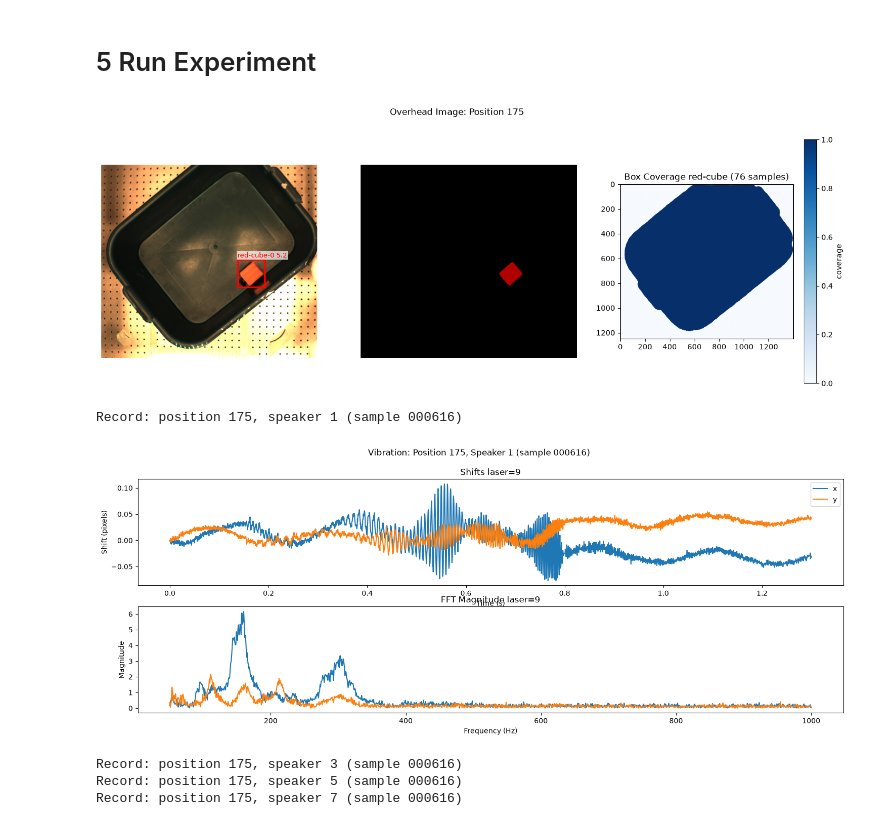
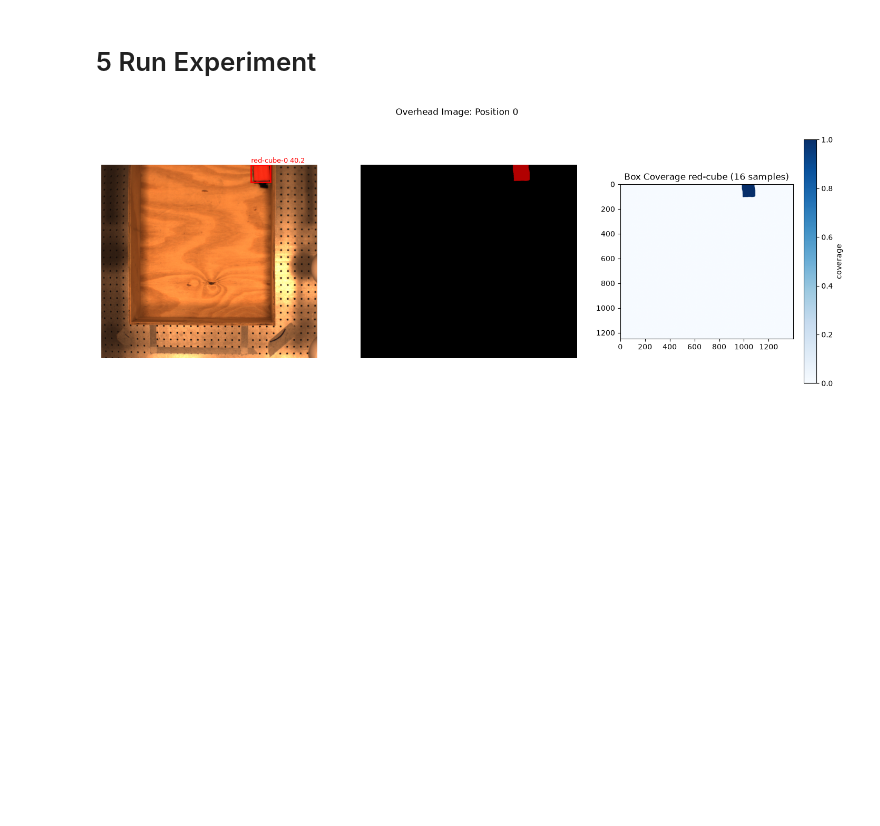
Before and after one commit to eitanturok/good-vibrations, a Jupyter notebook: src/record.ipynb, the cells around one changed output. Cells and saved outputs as stored; diff of their text form; code cells hidden in the pictures; blank space fills up the shorter version.

```diff
--- a/src/record.ipynb
+++ b/src/record.ipynb
@@ -834,6 +836,7 @@ if RESET_ROIS:
 
 ## Compute ROIs
 # %%
+ROI_ROW_HEIGHT = 30 # row height
 run_opt_multiROIs['ROI_height']         = ROI_ROW_HEIGHT
 run_opt_multiROIs['total_image_height'] = run_opt_multiROIs['N_ROIs'] * run_opt_multiROIs['ROI_height']
 print(ROI_ROW_HEIGHT)
@@ -964,6 +969,7 @@ running manually
 # %% [markdown]
 ## Final ROI Preview
 # %%
+ROI_COLUMN_WIDTH = 50 # column width
 run_opt_recovery['N_vert_ROI_width'] = ROI_COLUMN_WIDTH
 # %%
 
@@ -1133,17 +1139,18 @@ _active_streams = []  # streams from the last non-blocking play_audio call; clos
 
 def play_audio(audio_input, speakers, wait=False):
     if isinstance(audio_input, (str, Path)):
-        samples, _ = load(audio_input)  # (samples, sample_rate)
-        audio = samples.astype(np.float32) / np.iinfo(samples.dtype).max
-        if audio.ndim > 1: audio = audio.mean(axis=1)
-    # if isinstance(audio_input, str):
-    #     audio, _ = sf.read(audio_input, dtype="float32", always_2d=True)
-    #     audio = audio.mean(axis=1)
+        audio_input = Path(audio_input)
+        if audio_input.suffix == '.mp3':
+            audio, _ = sf.read(audio_input, dtype="float32", always_2d=True)
+            audio = audio.mean(axis=1)
+        else:
+            samples, _ = load(audio_input)  # (samples, sample_rate)
+            audio = samples.astype(np.float32) / np.iinfo(samples.dtype).max
+            if audio.ndim > 1: audio = audio.mean(axis=1)
     else:
         audio = audio_input
 
-    if not isinstance(speakers, (list, tuple)):
-        speakers = [speakers]
+    if not isinstance(speakers, (list, tuple)): speakers = [speakers]
 
     # Group by device, build a stereo buffer per device
     device_bufs = {}
@@ -1401,7 +1408,7 @@ def update_position(file, pos_id, sample_id):
     open(file, "w").write("\n".join(lines) + "\n")
 # %%
 # create directories, files
-experiment_dir = Path(r'D:/eturok/31_08_2026_green_plastic_two_laser_faces')
+experiment_dir = Path(r'D:/eturok/06_09_2026_wood_box')
 base_sample_dir = experiment_dir / 'samples'
 base_sample_dir.mkdir(parents=True, exist_ok=True)
 
@@ -1433,8 +1440,8 @@ pclk_batch_size = 256
 use_PC = True
 segment_scale = 1.0
 # %%
-SAVE = True
-VIBRATE = True
+SAVE = False
+VIBRATE = False
 DEBUG = True
 
 box = 'green-plastic'
@@ -1510,36 +1517,32 @@ if VIBRATE:
 
             params = id_params | object_params | audio_params | segment_params | laser_camera_params | laser_params | pclk_params
             with open(sample_dir / "metadata.jsonl", "w", encoding="utf-8") as f:
                 for key, value in params.items(): f.write(json.dumps({key: value}, default=str) + "\n")
 
             # save overhead image + smask once, symlink for the rest of this position's speakers
             if i == 0:
                 save(raw_overhead, sample_dir / 'image/01_raw_overhead.png')
                 save(crop_overhead, sample_dir / 'image/02_cropped_overhead.png')
                 save(smask, sample_dir / 'image/03_smask.npy')
                 save(smask, sample_dir / 'image/03_smask.png')
                 for (obj, n), result in zip(objects.items(), seg_results):
                     for i, _smask in enumerate(result['masks']):
                         save(_smask, sample_dir / f'image/smasks/{obj}{i}.npy')
                 first_sample_dir = sample_dir
             else:
                 for name in ['01_raw_overhead.png', '02_cropped_overhead.png', '03_smask.npy', '03_smask.png']: symlink(first_sample_dir / 'image' / name, sample_dir / 'image' / name)
                 for f in sorted((first_sample_dir / 'image/smasks').glob('*')): symlink(f, sample_dir / 'image/smasks' / f.name)
 
             # save vibration in a background thread, non-blocking
             t = Thread(target=save, args=(raw_vibration, sample_dir / 'vibration/01_raw_vibrations.npy'), daemon=True)
             t.start()
             save_threads.append(t)
 
             if DEBUG and i == 0:
                 save(raw_shift, sample_dir / 'vibration/02_raw_shift.npy')
                 save(dict(fft=fft, freqs=freqs, n_samples=n_samples), sample_dir / 'vibration/03_fft.npz')
 
     [t.join() for t in save_threads] # block until all vibration saves finish
+play_audio(r'C:\Users\eitanturok\good-vibrations\data\whatsapp-whistle.mp3', [1,2,3,4,5,6,7,8], wait=True)
 # %% [output]
-[figure, old version]
+[figure, new version]
-Record: position 175, speaker 1 (sample 000616)
-[figure, removed]
-Record: position 175, speaker 3 (sample 000616)
-Record: position 175, speaker 5 (sample 000616)
-Record: position 175, speaker 7 (sample 000616)
```
Also changed, not shown: parts of 16 cells of this notebook, 1 other file.
